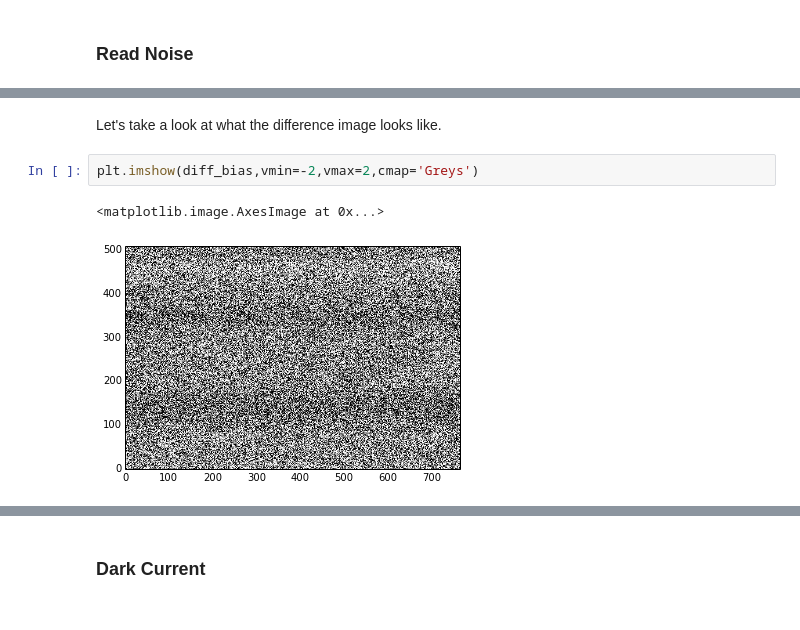
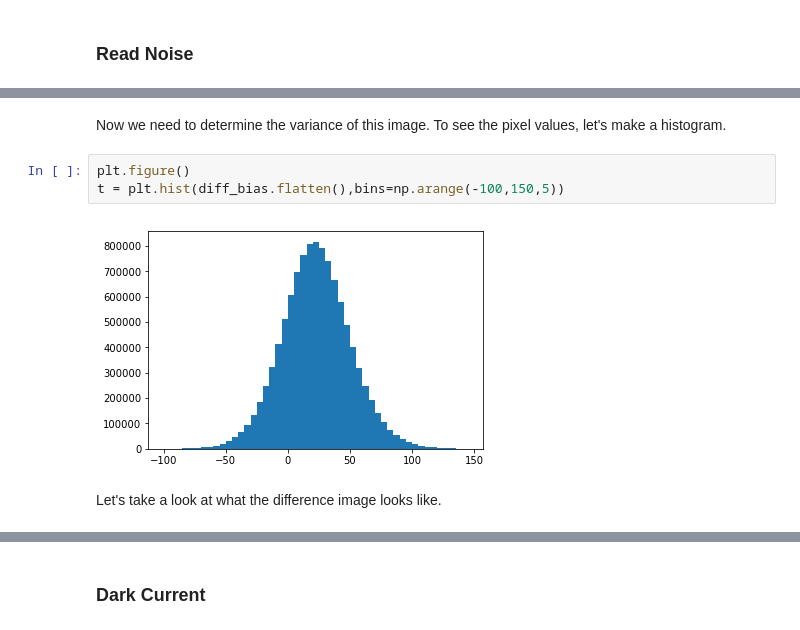
Before and after one commit to rfinn/obsastro, a Jupyter notebook: CCD/ccd-lab.ipynb, the cells around one changed output, grey strips where cells are left out. Cells and saved outputs as stored; diff of their text form.

```diff
--- a/CCD/ccd-lab.ipynb
+++ b/CCD/ccd-lab.ipynb
@@ -96,7 +130,9 @@ bias2 = np.array(bias2,'i')
+# %% [markdown]
+Now we need to determine the variance of this image.  To see the pixel values, let's make a histogram.
+# %%
+plt.figure()
+t = plt.hist(diff_bias.flatten(),bins=np.arange(-100,150,5))
+# %% [output]
+[figure, added]
 # %% [markdown]
 Let's take a look at what the difference image looks like.
-# %%
-plt.imshow(diff_bias,vmin=-2,vmax=2,cmap='Greys')
-# %% [output]
-<matplotlib.image.AxesImage at 0x...>
-[figure, removed]
```
Also changed, not shown: parts of 24 cells of this notebook.
